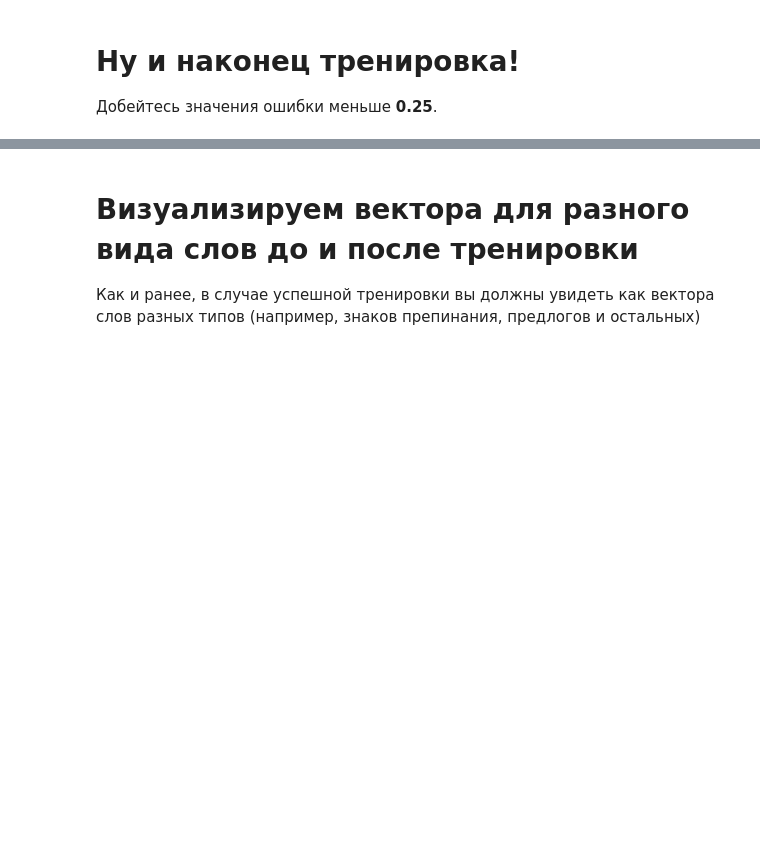
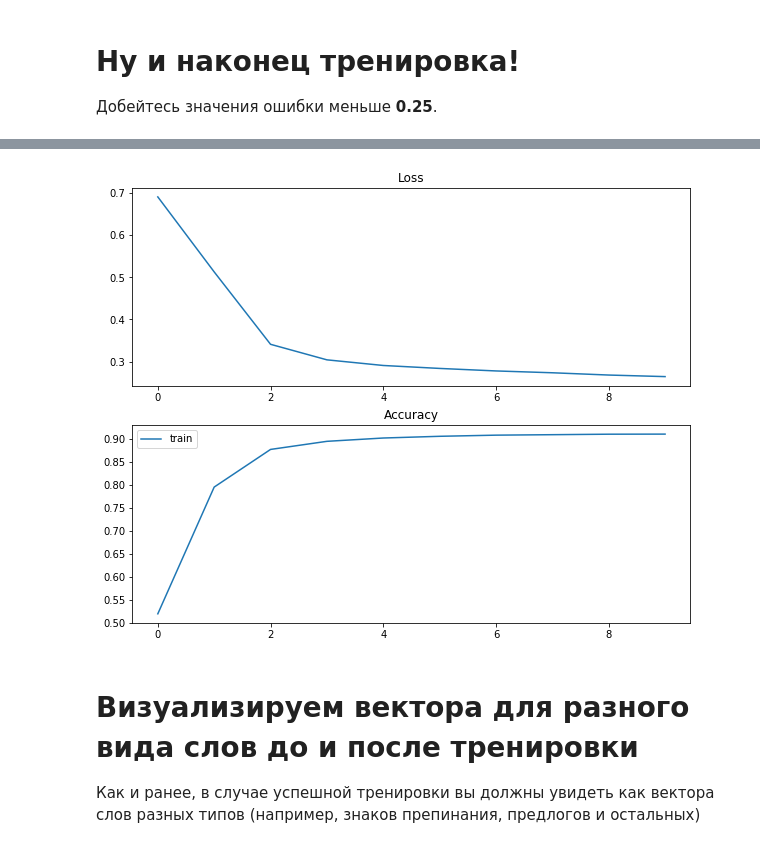
Before and after one commit to mike-chesnokov/dlcourse_ai, a Jupyter notebook: assignments/assignment5/NegativeSampling.ipynb, the cells around one changed output, grey strips where cells are left out. Cells and saved outputs as stored; diff of their text form; code cells hidden in the pictures; blank space fills up the shorter version.

```diff
--- a/assignments/assignment5/NegativeSampling.ipynb
+++ b/assignments/assignment5/NegativeSampling.ipynb
@@ -24,6 +24,8 @@ import matplotlib.pyplot as plt
 # so make sure you install dependencies from requirements.txt!
 from sklearn.decomposition import PCA
 
+device = torch.device("cuda:0")
+
 %matplotlib inline
 # %%
 import os
@@ -364,10 +415,18 @@ def train_neg_sample(model, dataset, train_loader, optimizer, scheduler, num_epo
 Добейтесь значения ошибки меньше **0.25**.
 # %%
 # Finally, let's train the model!
+# Create the usual PyTorch structures
+dataset = Word2VecNegativeSampling(data, num_negative_samples, 30000)
+dataset.generate_dataset()
+
+# As before, we'll be training very small word vectors!
+wordvec_dim = 10
+
+nn_model = Word2VecNegativeSamples(data.num_tokens(), wordvec_dim)
+nn_model.type(torch.FloatTensor)
+nn_model.to(device)
 
 # TODO: We use placeholder values for hyperparameters - you will need to find better values!
-optimizer = optim.SGD(nn_model.parameters(), lr=1e-1, weight_decay=0)
-scheduler = optim.lr_scheduler.StepLR(optimizer, step_size=10, gamma=0.1)
-train_loader = torch.utils.data.DataLoader(dataset, batch_size=20)
-
-loss_history, train_history = train_neg_sample(nn_model, dataset, train_loader, optimizer, scheduler, 10)
+optimizer = optim.SGD(nn_model.parameters(), lr=0.3e1, weight_decay=0, momentum=0.9)
+scheduler = optim.lr_scheduler.StepLR(optimizer, step_size=10, gamma=0.5)
+train_loader = torch.utils.data.DataLoader(dataset, batch_size=20, num_workers=8)
@@ -380,3 +454,15 @@ plt.plot(loss_history)
+# %%
+# Visualize training graphs
+fig, ax = plt.subplots(nrows=2, ncols=1, figsize=(10,8))
+ax[0].plot(loss_history)
+ax[1].plot(train_history, label='train')
+#ax[1].plot(val_history, label='valid')
+ax[0].set_title('Loss')
+ax[1].set_title('Accuracy')
+plt.legend()
+plt.show()
+# %% [output]
+[figure, added]
 # %% [markdown]
 # Визуализируем вектора для разного вида слов до и после тренировки
 
```
Also changed, not shown: parts of 10 cells of this notebook.
